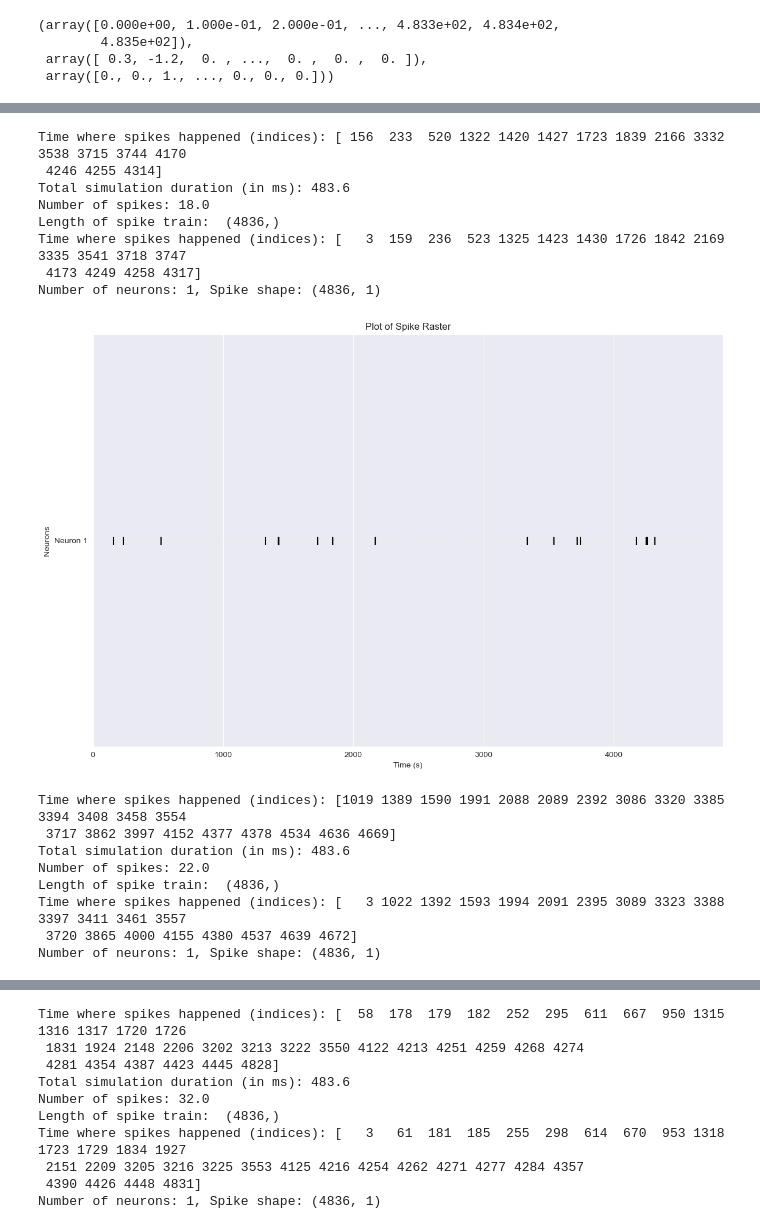
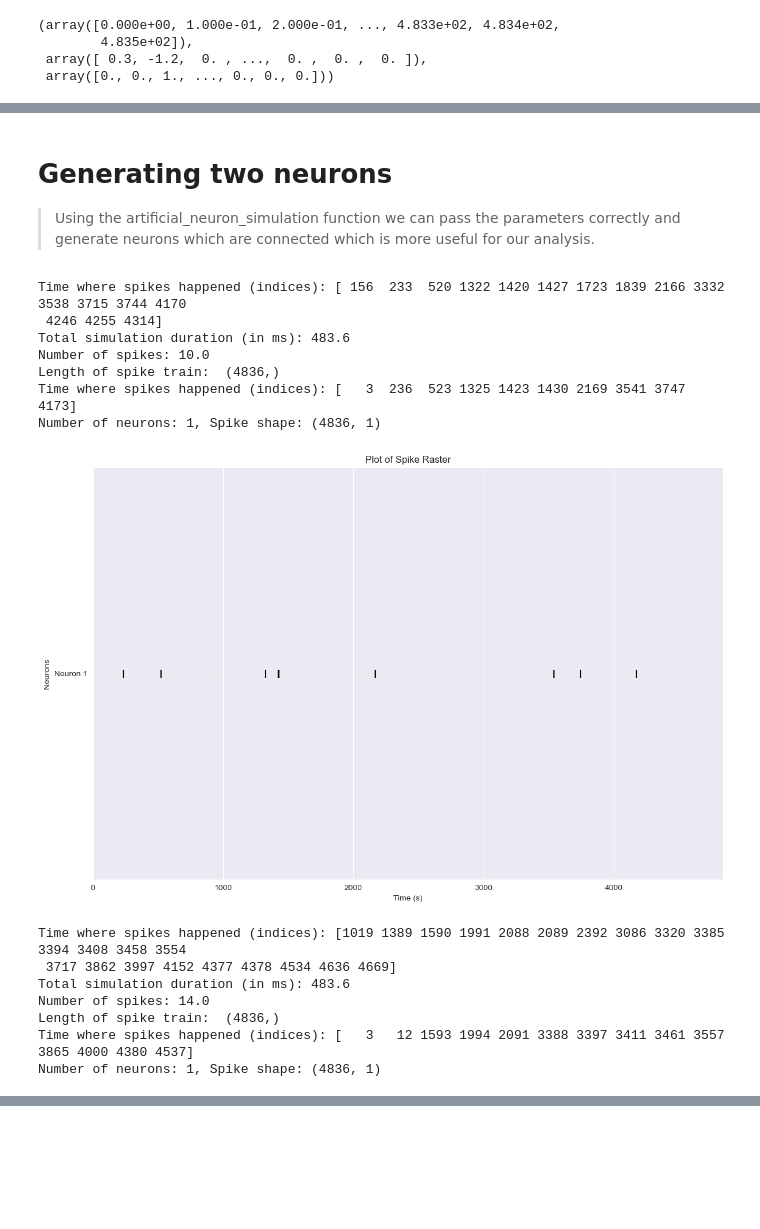
Before and after one commit to gerryfrank10/neuronal-analysis, a Jupyter notebook: Assignment/answer.ipynb, the cells around one changed output, grey strips where cells are left out. Drawn from its saved outputs; the diff is of its cells as text; code cells hidden in the pictures; blank space fills up the shorter version.

```diff
--- a/Assignment/answer.ipynb
+++ b/Assignment/answer.ipynb
@@ -31,8 +34,3 @@ print(f'The total simulation time is {total_simulation_time} seconds')
 # %% [output]
 (4836,) 1
 The total simulation time is 48.36 seconds
-# %%
-a = np.atleast_2d(sixth_neuron)
-
-b = np.where(sixth_neuron > 0)
-a.shape, a.ndim, real_spike.shape, b, b[0]
@@ -202,20 +170,20 @@ Dealing with first neuron to simulate its spike train:
 """
 
 
-def artificial_neuron_simulation(neuron=first_neuron, ipsc=np.array([])):
+def artificial_neuron_simulation(neuron=first_neuron, ipsc=np.array([]), input_currents=None):
     neuron_spike_index = np.where(neuron > 0)[0] + 1
     print(f'Time where spikes happened (indices): {neuron_spike_index}')
     # Simulation time step
     dt = 1e-4  # Time step (in seconds, 0.1 ms)
-    # Convert spike indices to time in **ms**:
-    neuron_spike_times = neuron_spike_index * dt * 1000  # Convert to milliseconds
-    difference = 0.0001 * 1000  # Duration of PSC in ms
+    # We are converting spike indices to time in 'ms'
+    neuron_spike_times = neuron_spike_index * dt * 1000
+    difference = 0.0001 * 1000  # PSC in ms
     psc = np.concatenate([
-        np.arange(spike_time, spike_time + difference, dt * 1000)  # Define PSC windows in ms
+        np.arange(spike_time, spike_time + difference, dt * 1000)
         for spike_time in neuron_spike_times
     ])
-    # No inhibitory spikes
-    ipsc = np.array([])
+    if ipsc is None:
+        ipsc = np.array([])
     # Input currents
     input_currents = {
         "U_0": 0.3,  # Initial potential
@@ -282,30 +225,36 @@ array([[ 1.00000000e+00, -4.10583965e-03, -4.93130398e-03,
+# %% [markdown]
+# Generating two neurons
+> Using the artificial_neuron_simulation function we can pass the parameters correctly and generate neurons which are connected which is more useful for our analysis.
 # %%
 """
 Now for all six neurons we are going to simulate the network.
 1. We have already demo using one spike. which is good.
 2. We use psc from both neurons and ipsc to demo all neurons.
 """
-time, U_plot, neuron_1 = artificial_neuron_simulation(first_neuron)
-time, U_plot, neuron_2 = artificial_neuron_simulation(second_neuron, ipsc=np.array([]))
-time, U_plot, neuron_3 = artificial_neuron_simulation(third_neuron, ipsc=np.array([]))
-time, U_plot, neuron_4 = artificial_neuron_simulation(fourth_neuron, ipsc=np.array([]))
-time, U_plot, neuron_5 = artificial_neuron_simulation(fifth_neuron, ipsc=np.array([]))
-time, U_plot, neuron_6 = artificial_neuron_simulation(sixth_neuron, ipsc=np.array([]))
+input_currents = {
+    'U_0': 0.3,
+    'psc': np.array([]),
+    'ipsc': ''
+}
+time1, U_plot1, neuron_1 = artificial_neuron_simulation(first_neuron)
+time2, U_plot2, neuron_2 = artificial_neuron_simulation(second_neuron, ipsc=np.array([1]),input_currents=input_currents)
+# time3, U_plot3, neuron_3 = artificial_neuron_simulation(third_neuron, ipsc=np.array([]))
+# time4, U_plot4, neuron_4 = artificial_neuron_simulation(fourth_neuron, ipsc=np.array([]))
+# time5, U_plot5, neuron_5 = artificial_neuron_simulation(fifth_neuron, ipsc=np.array([]))
+# time6, U_plot6, neuron_6 = artificial_neuron_simulation(sixth_neuron, ipsc=np.array([]))
 # %% [output]
 Time where spikes happened (indices): [ 156  233  520 1322 1420 1427 1723 1839 2166 3332 3538 3715 3744 4170
  4246 4255 4314]
 Total simulation duration (in ms): 483.6
-Number of spikes: 18.0
+Number of spikes: 10.0
 Length of spike train:  (4836,)
-Time where spikes happened (indices): [   3  159  236  523 1325 1423 1430 1726 1842 2169 3335 3541 3718 3747
- 4173 4249 4258 4317]
+Time where spikes happened (indices): [   3  236  523 1325 1423 1430 2169 3541 3747 4173]
 Number of neurons: 1, Spike shape: (4836, 1)
-[figure, old version]
+[figure, new version]
 Time where spikes happened (indices): [1019 1389 1590 1991 2088 2089 2392 3086 3320 3385 3394 3408 3458 3554
  3717 3862 3997 4152 4377 4378 4534 4636 4669]
 Total simulation duration (in ms): 483.6
-Number of spikes: 22.0
+Number of spikes: 14.0
 Length of spike train:  (4836,)
-Time where spikes happened (indices): [   3 1022 1392 1593 1994 2091 2395 3089 3323 3388 3397 3411 3461 3557
- 3720 3865 4000 4155 4380 4537 4639 4672]
+Time where spikes happened (indices): [   3   12 1593 1994 2091 3388 3397 3411 3461 3557 3865 4000 4380 4537]
 Number of neurons: 1, Spike shape: (4836, 1)
@@ -313,10 +261,0 @@ Number of neurons: 1, Spike shape: (4836, 1)
-Time where spikes happened (indices): [  58  178  179  182  252  295  611  667  950 1315 1316 1317 1720 1726
- 1831 1924 2148 2206 3202 3213 3222 3550 4122 4213 4251 4259 4268 4274
- 4281 4354 4387 4423 4445 4828]
-Total simulation duration (in ms): 483.6
-Number of spikes: 32.0
-Length of spike train:  (4836,)
-Time where spikes happened (indices): [   3   61  181  185  255  298  614  670  953 1318 1723 1729 1834 1927
- 2151 2209 3205 3216 3225 3553 4125 4216 4254 4262 4271 4277 4284 4357
- 4390 4426 4448 4831]
-Number of neurons: 1, Spike shape: (4836, 1)
```
Also changed, not shown: parts of 40 cells of this notebook, 1 other file.
